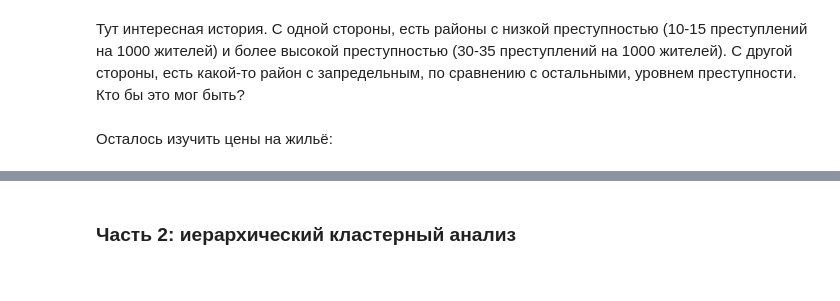
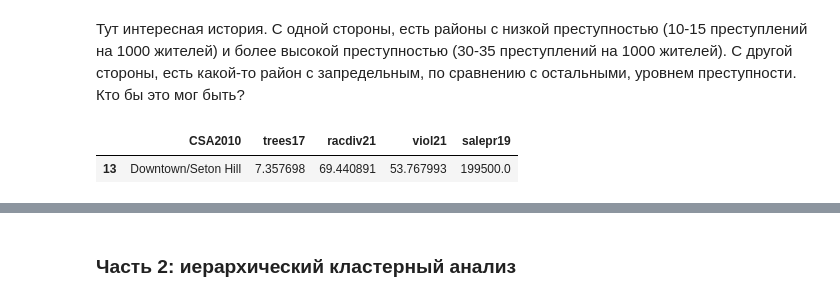
Before and after one commit to allatambov/PyPerm24, a Jupyter notebook: 07-cluster01.ipynb, the cells around one changed output, grey strips where cells are left out. Drawn from its saved outputs; the diff is of its cells as text; code cells hidden in the pictures.

```diff
--- a/07-cluster01.ipynb
+++ b/07-cluster01.ipynb
@@ -59,5 +93,7 @@ df["viol21"].hist(color = "black", edgecolor = "white");
 Тут интересная история. С одной стороны, есть районы с низкой преступностью (10-15 преступлений на 1000 жителей) и более высокой преступностью (30-35 преступлений на 1000 жителей). С другой стороны, есть какой-то район с запредельным, по сравнению с остальными, уровнем преступности. Кто бы это мог быть?
 # %%
 ### выясним
+df[df["viol21"] > 40]
+# %% [output]
+|  | CSA2010 | trees17 | racdiv21 | viol21 | salepr19 |
+| 13 | Downtown/Seton Hill | 7.357698 | 69.440891 | 53.767993 | 199500.0 |
-# %% [markdown]
-Осталось изучить цены на жильё:
```
Also changed, not shown: parts of 50 cells of this notebook.
